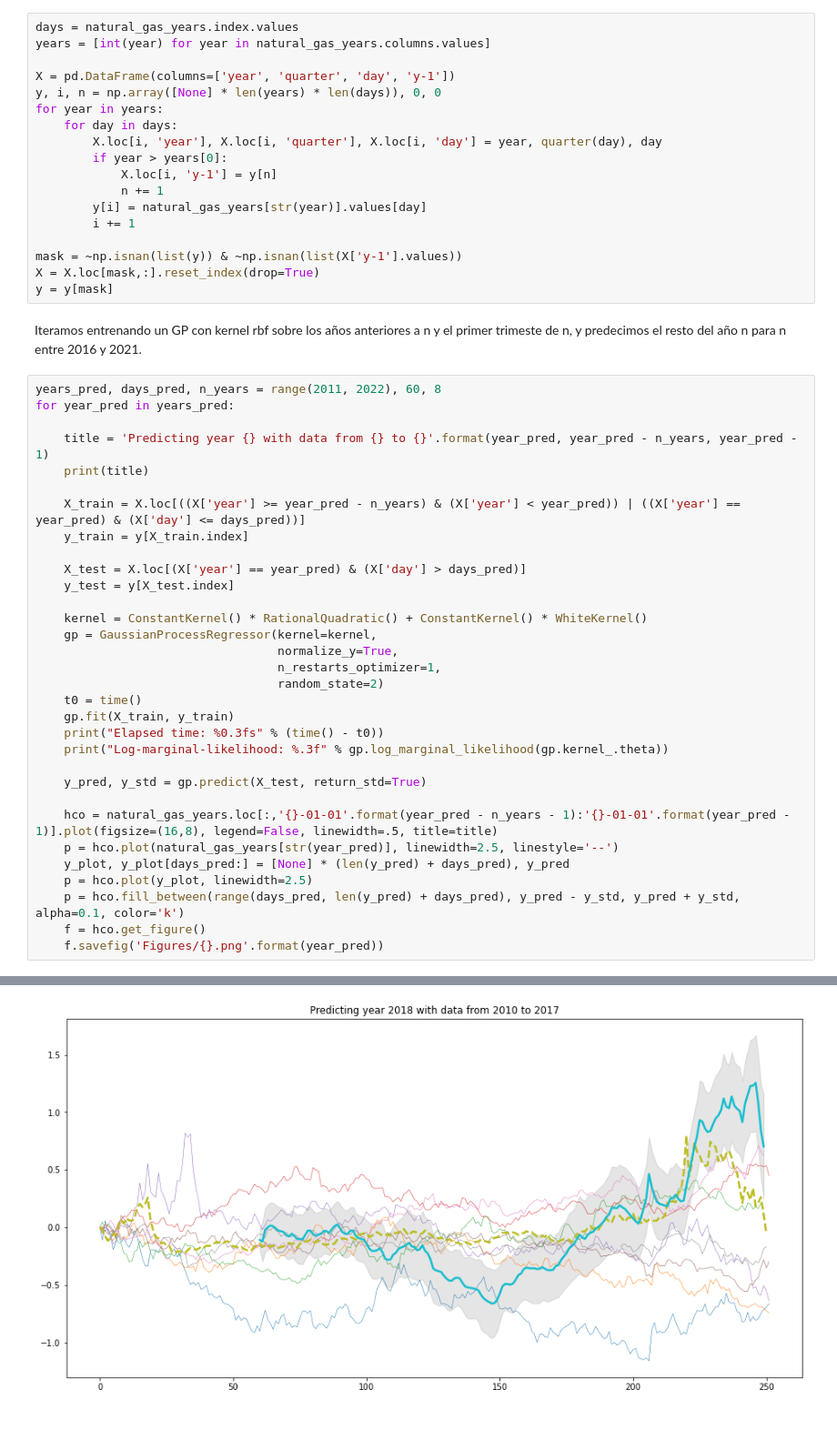
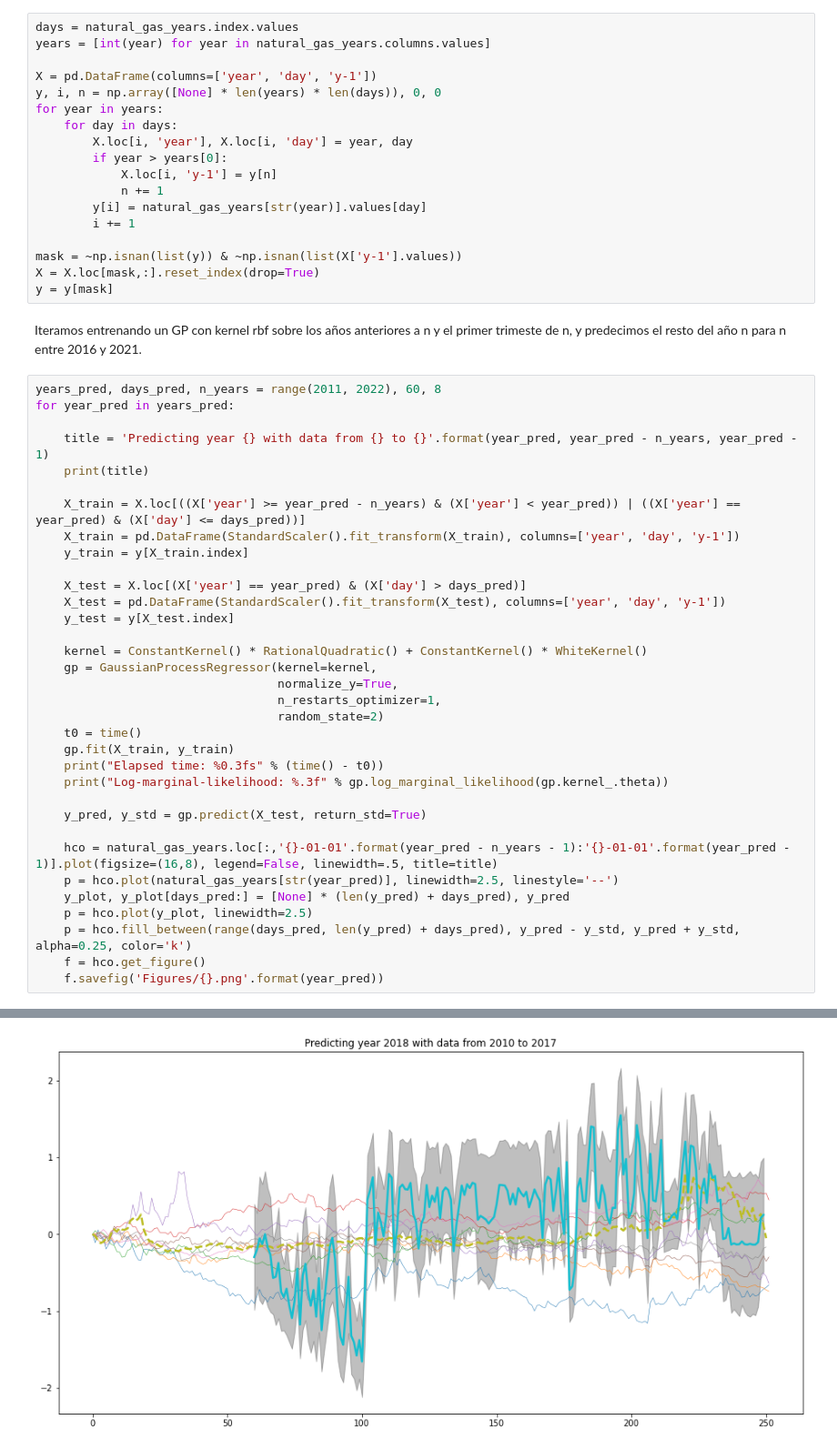
Before and after one commit to marcoscobo/GaussianProcesses, a Jupyter notebook: TFM_01.ipynb, the cells around one changed output, grey strips where cells are left out. Shown at 91% size. Saved outputs shown, nothing was run; the diff lists cells and outputs as text; blank space fills up the shorter version.

```diff
--- a/TFM_01.ipynb
+++ b/TFM_01.ipynb
@@ -74,11 +65,11 @@ def quarter(day):
 days = natural_gas_years.index.values
 years = [int(year) for year in natural_gas_years.columns.values]
 
-X = pd.DataFrame(columns=['year', 'quarter', 'day', 'y-1'])
+X = pd.DataFrame(columns=['year', 'day', 'y-1'])
 y, i, n = np.array([None] * len(years) * len(days)), 0, 0
 for year in years:
     for day in days:
-        X.loc[i, 'year'], X.loc[i, 'quarter'], X.loc[i, 'day'] = year, quarter(day), day
+        X.loc[i, 'year'], X.loc[i, 'day'] = year, day
         if year > years[0]:
             X.loc[i, 'y-1'] = y[n]
             n += 1
@@ -98,9 +89,11 @@ for year_pred in years_pred:
     print(title)
 
     X_train = X.loc[((X['year'] >= year_pred - n_years) & (X['year'] < year_pred)) | ((X['year'] == year_pred) & (X['day'] <= days_pred))]
+    X_train = pd.DataFrame(StandardScaler().fit_transform(X_train), columns=['year', 'day', 'y-1'])
     y_train = y[X_train.index]
 
     X_test = X.loc[(X['year'] == year_pred) & (X['day'] > days_pred)]
+    X_test = pd.DataFrame(StandardScaler().fit_transform(X_test), columns=['year', 'day', 'y-1'])
     y_test = y[X_test.index]
 
     kernel = ConstantKernel() * RationalQuadratic() + ConstantKernel() * WhiteKernel()
@@ -119,7 +112,7 @@ for year_pred in years_pred:
     p = hco.plot(natural_gas_years[str(year_pred)], linewidth=2.5, linestyle='--')
     y_plot, y_plot[days_pred:] = [None] * (len(y_pred) + days_pred), y_pred
     p = hco.plot(y_plot, linewidth=2.5)
-    p = hco.fill_between(range(days_pred, len(y_pred) + days_pred), y_pred - y_std, y_pred + y_std, alpha=0.1, color='k')
+    p = hco.fill_between(range(days_pred, len(y_pred) + days_pred), y_pred - y_std, y_pred + y_std, alpha=0.25, color='k')
     f = hco.get_figure()
     f.savefig('Figures/{}.png'.format(year_pred))
 # %% [output]
@@ -150 +143 @@ Log-marginal-likelihood: -1160.422
-[figure, old version]
+[figure, new version]
```
Also changed, not shown: parts of 5 cells of this notebook, 1 other file.
